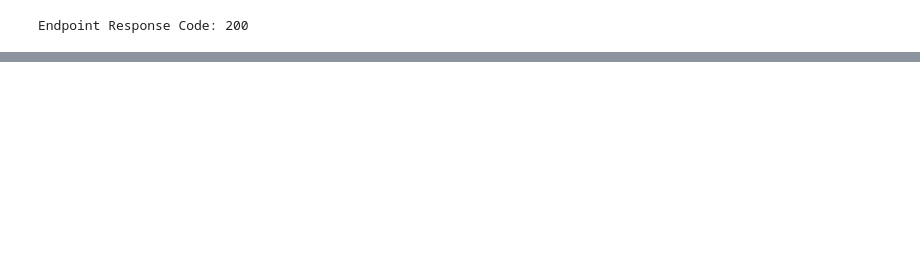
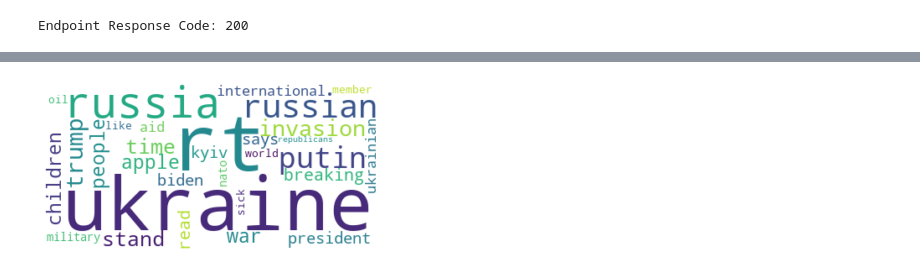
Before and after one commit to mrreyesm/NLP_tweets, a Jupyter notebook: NLP_tweets_on_war.ipynb, the cells around one changed output, grey strips where cells are left out. Saved outputs shown, nothing was run; the diff lists cells and outputs as text; code cells hidden in the pictures; blank space fills up the shorter version.

```diff
--- a/NLP_tweets_on_war.ipynb
+++ b/NLP_tweets_on_war.ipynb
@@ -94,0 +194,2 @@ for tweet in json_response:
+# %%
+df_3 = [w for w in df_2 if w not in puntuacion]
@@ -94,0 +216,13 @@ for tweet in json_response:
+# %%
+omitir_palabras = ['black','friday','2021','ofertas','semana']
+# %%
+df_4 =  [w for w in df_3 if w not in omitir_palabras]
+# %%
+freq_words = nltk.FreqDist(df_4)
+# %%
+wordcloud = WordCloud(background_color='white', collocations=False, max_words=30).fit_words(freq_words)
+plt.imshow(wordcloud, interpolation='bilinear')
+plt.axis('off')
+plt.show()
+# %% [output]
+[figure, added]
```
Also changed, not shown: parts of 22 cells of this notebook.
